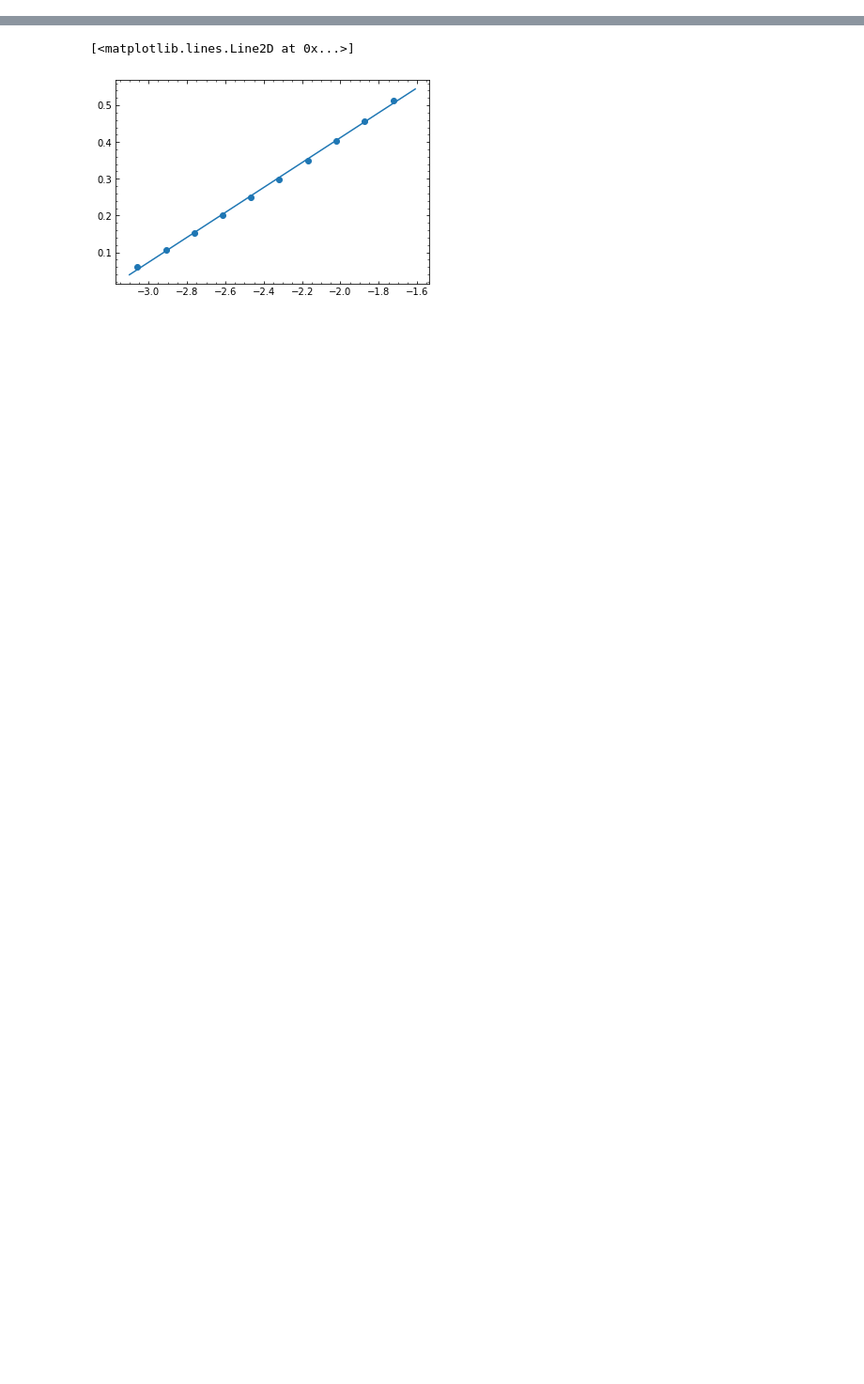
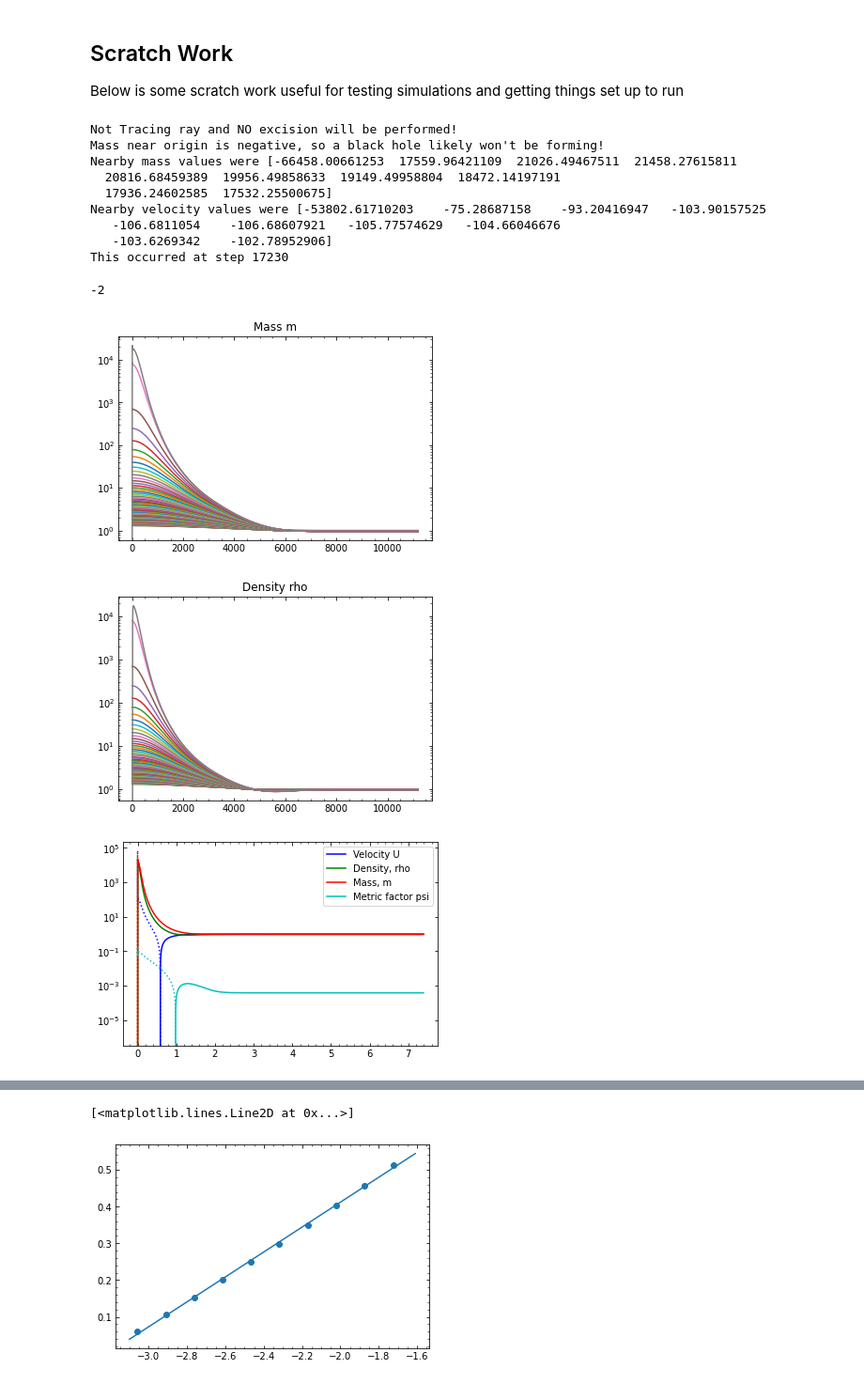
Before and after one commit to jbmertens/criticalcollapse, a Jupyter notebook: Critical_scaling.ipynb, the cells around one changed output, grey strips where cells are left out. Shown at 94% size. Saved outputs shown, nothing was run; the diff lists cells and outputs as text; code cells hidden in the pictures; blank space fills up the shorter version.

```diff
--- a/Critical_scaling.ipynb
+++ b/Critical_scaling.ipynb
@@ -168,6 +22,0 @@ def critical_scaling(crit_amp, lower_amp, upper_amp, n=10):
-# %%
-amp=0.30
-print('Finding mass with amp ' + str(amp))
-(R, m, U) = gen_init(amp)
-ms = MS(R,m,U,w,alpha,A,rho0, trace_ray=True, BH_threshold=-1e100)
-flag = ms.run_steps(1500000)
@@ -333,0 +74,26 @@ res
+# %%
+def mix_grid(left, right, n):
+    """
+    Function to generate coordinate spacings with a mix of uniform and logarithmic spacings,
+    with uniform spacing at small values (0 to "left") then logarithmically spaced ("left" to "right").
+
+    Returns an array of coordinate positions.
+    """
+
+    # Generate logarithmically spaced coordinates between "left" and "right"
+    A = np.exp(np.linspace(left, right, n))
+    dA = A[1] - A[0]
+
+    # Generate uniformly spaced coordinates
+    A = np.concatenate( (np.linspace(0, A[0], int(np.ceil(A[0] / dA)), endpoint=False), A))
+
+    return A
+
+def uni_grid( right, n):
+    """
+    Function to generate a uniformly-spaced array of coordinate positions
+
+    Returns the array of uniformly spaced coordinates.
+    """
+    A = np.linspace(0, np.exp(right), n)
+    return A
@@ -333,0 +207,27 @@ res
+# %% [markdown]
+## Scratch Work
+
+Below is some scratch work useful for testing simulations and getting things set up to run
+# %%
+# Reload MS module and try a run
+reload(ms_hm.MS)
+from ms_hm.MS import *
+amp = 0.3
+(R, m, U) = gen_init(amp)
+ms = MS(R, m, U, w, alpha, A, rho0,
+        trace_ray=False, BH_threshold=-1, sm_sigma=20, plot_interval=200)
+ms.run_steps(40000)
+# %% [output]
+Not Tracing ray and NO excision will be performed!
+Mass near origin is negative, so a black hole likely won't be forming!
+Nearby mass values were [-66458.00661253  17559.96421109  21026.49467511  21458.27615811
+  20816.68459389  19956.49858633  19149.49958804  18472.14197191
+  17936.24602585  17532.25500675]
+Nearby velocity values were [-53802.61710203    -75.28687158    -93.20416947   -103.90157525
+   -106.6811054    -106.68607921   -105.77574629   -104.66046676
+   -103.6269342    -102.78952906]
+This occurred at step 17230
+-2
+[figure, added]
+[figure, added]
+[figure, added]
```
Also changed, not shown: parts of 75 cells of this notebook, 6 other files.
